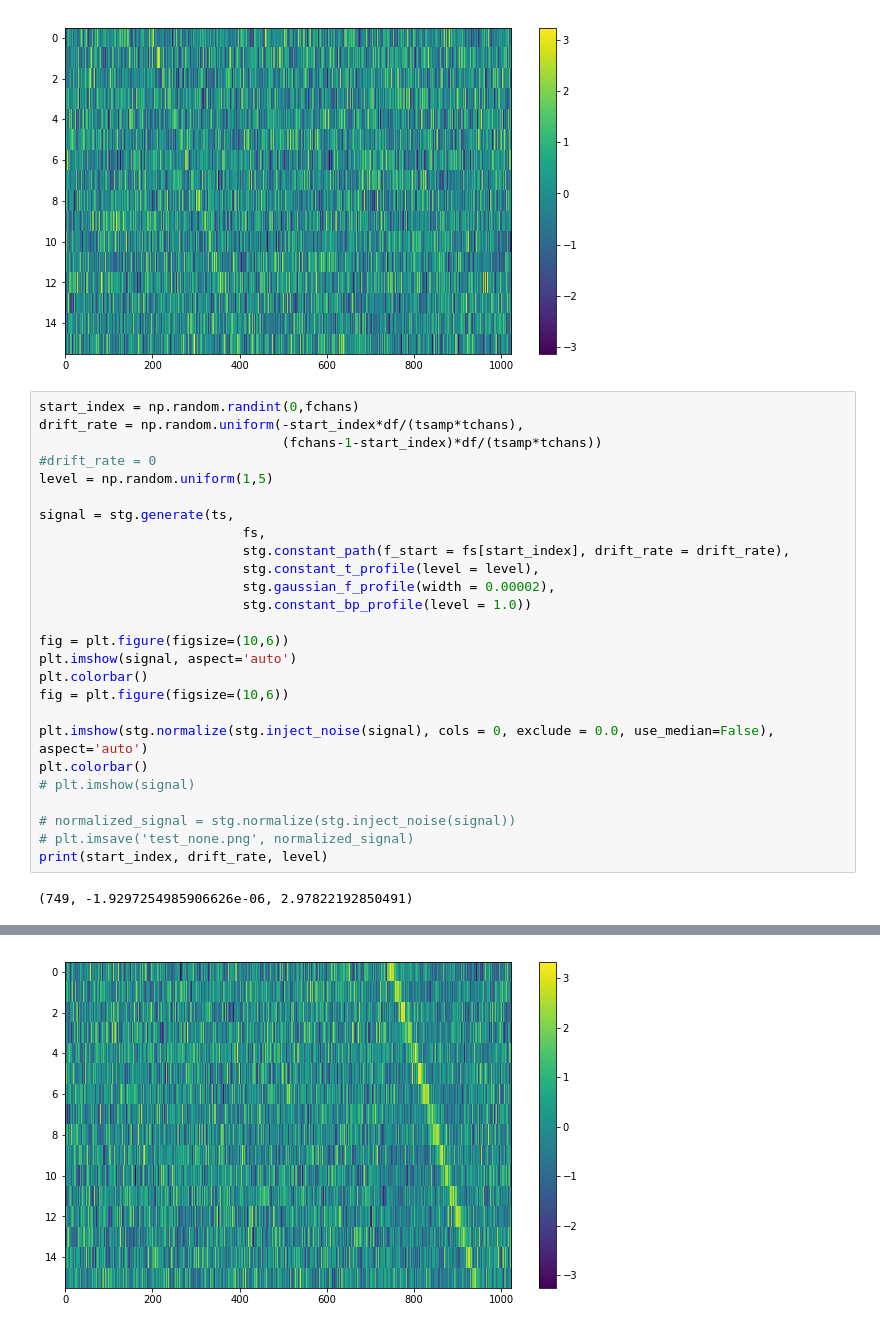
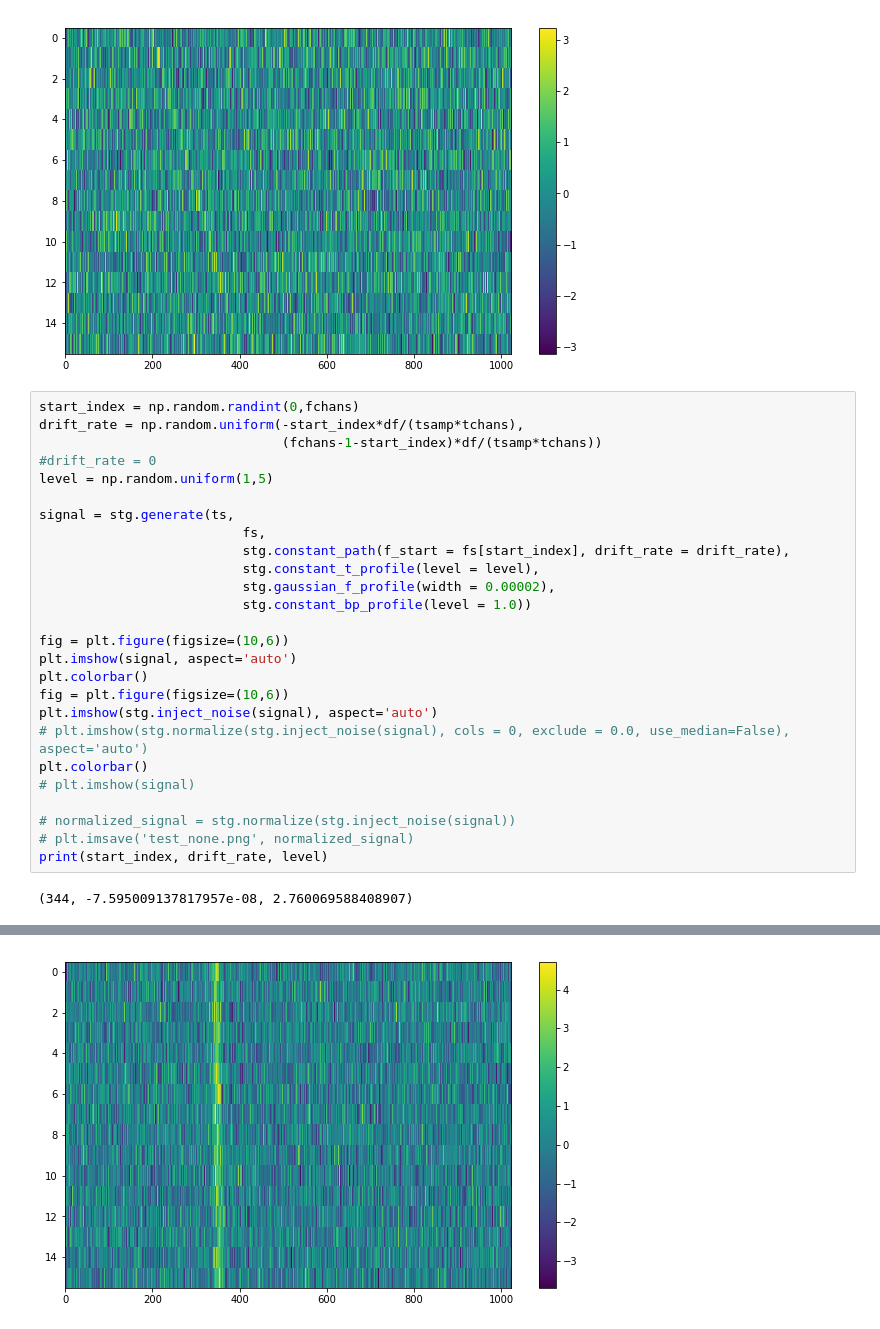
Before and after one commit to bbrzycki/setiml, a Jupyter notebook: jupyter-notebooks/Generate_fake_signals.ipynb, the cells around one changed output, grey strips where cells are left out. Drawn from its saved outputs; the diff is of its cells as text.

```diff
--- a/jupyter-notebooks/Generate_fake_signals.ipynb
+++ b/jupyter-notebooks/Generate_fake_signals.ipynb
@@ -50,8 +50,8 @@ fig = plt.figure(figsize=(10,6))
 plt.imshow(signal, aspect='auto')
 plt.colorbar()
 fig = plt.figure(figsize=(10,6))
-
-plt.imshow(stg.normalize(stg.inject_noise(signal), cols = 0, exclude = 0.0, use_median=False), aspect='auto')
+plt.imshow(stg.inject_noise(signal), aspect='auto')
+# plt.imshow(stg.normalize(stg.inject_noise(signal), cols = 0, exclude = 0.0, use_median=False), aspect='auto')
 plt.colorbar()
 # plt.imshow(signal)
 
@@ -59,4 +59,4 @@ plt.colorbar()
 # plt.imsave('test_none.png', normalized_signal)
 print(start_index, drift_rate, level)
 # %% [output]
-(749, -1.9297254985906626e-06, 2.97822192850491)
+(344, -7.595009137817957e-08, 2.760069588408907)
@@ -64,3 +64,3 @@ print(start_index, drift_rate, level)
-[figure, old version]
+[figure, new version]
 # %%
 import errno
```
Also changed, not shown: parts of 3 cells of this notebook, 10 other files.
